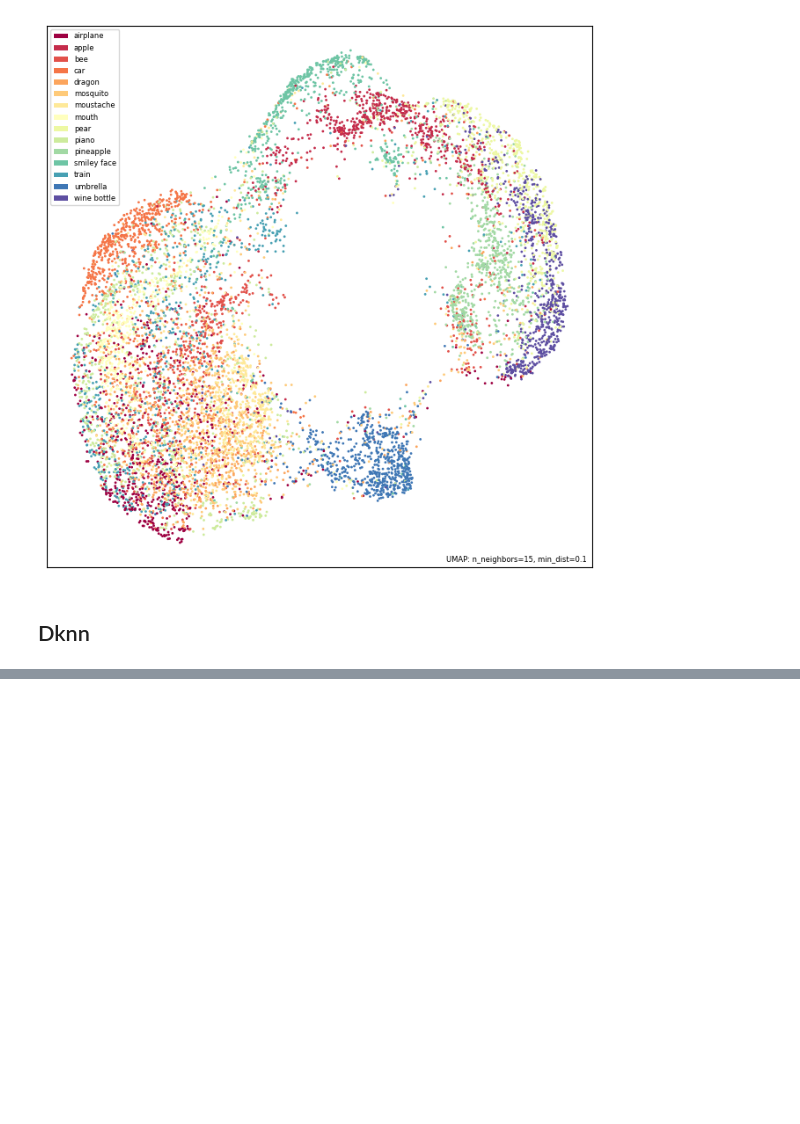
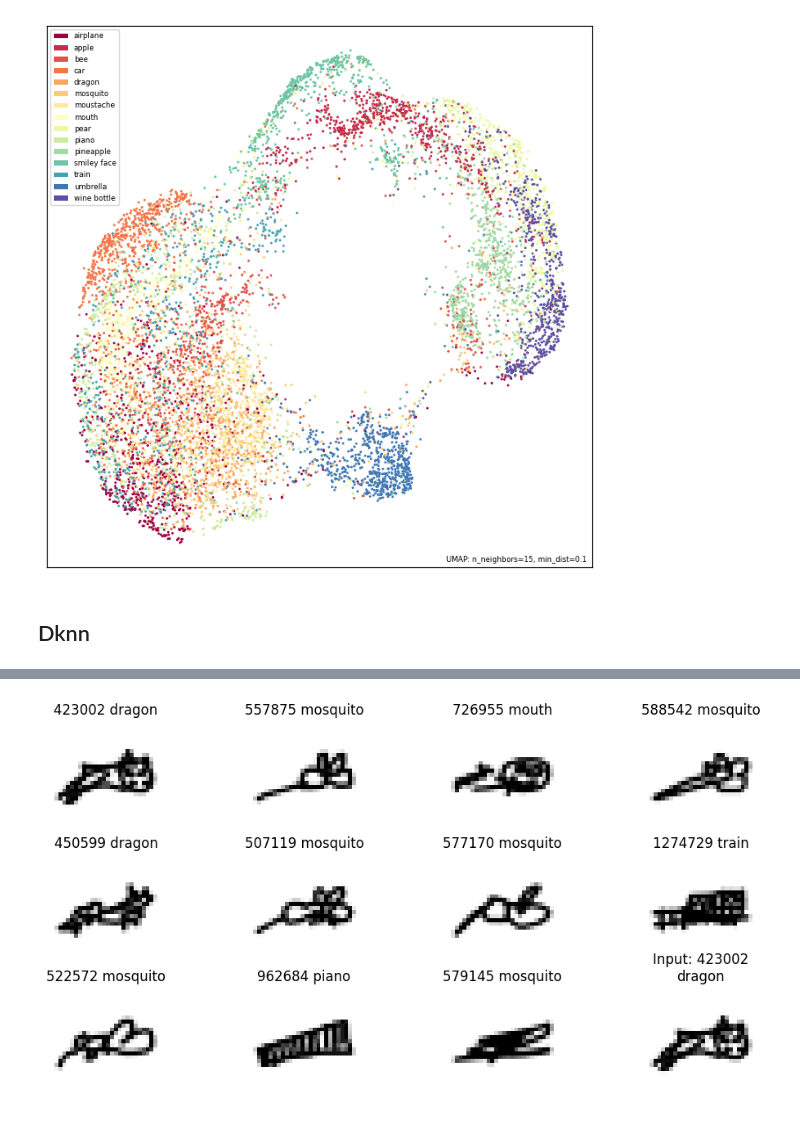
Before and after one commit to moritzdueck/collaiborate, a Jupyter notebook: collaiborate/Saliency.ipynb, the cells around one changed output, grey strips where cells are left out. Cells and saved outputs as stored; diff of their text form; code cells hidden in the pictures; blank space fills up the shorter version.

```diff
--- a/collaiborate/Saliency.ipynb
+++ b/collaiborate/Saliency.ipynb
@@ -540,3 +573,6 @@ query_7 = get_knn_for_layer(df_layer_7, 7)
 # %%
 df_layer_10 = get_df_intermediate_representation(10)
 query_10 = get_knn_for_layer(df_layer_10, 10)
+# %%
+df_layer_3 = get_df_intermediate_representation(3)
+query_3 = get_knn_for_layer(df_layer_3, 3)
@@ -543 +588,5 @@ query_10 = get_knn_for_layer(df_layer_10, 10)
+# %%
+plot_closest(idx, query_3)
+# %% [output]
+[figure, added]
 # %%
```
Also changed, not shown: parts of 28 cells of this notebook, 3 other files.
